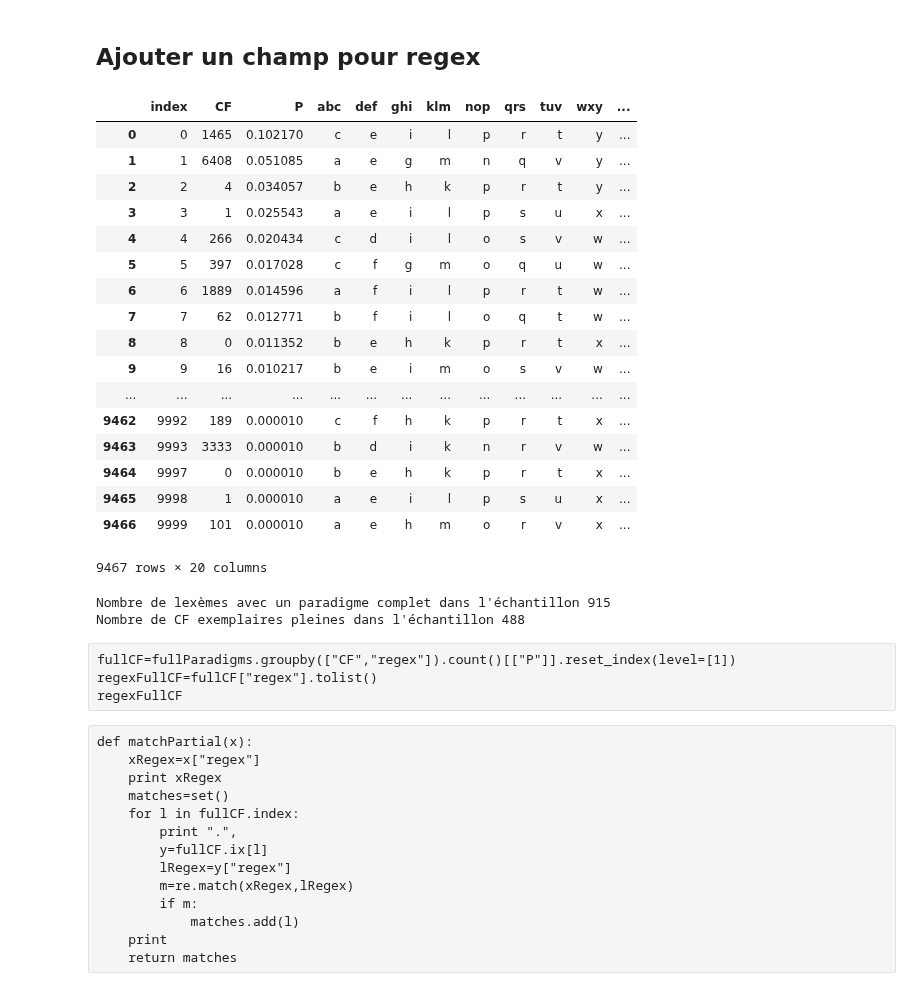
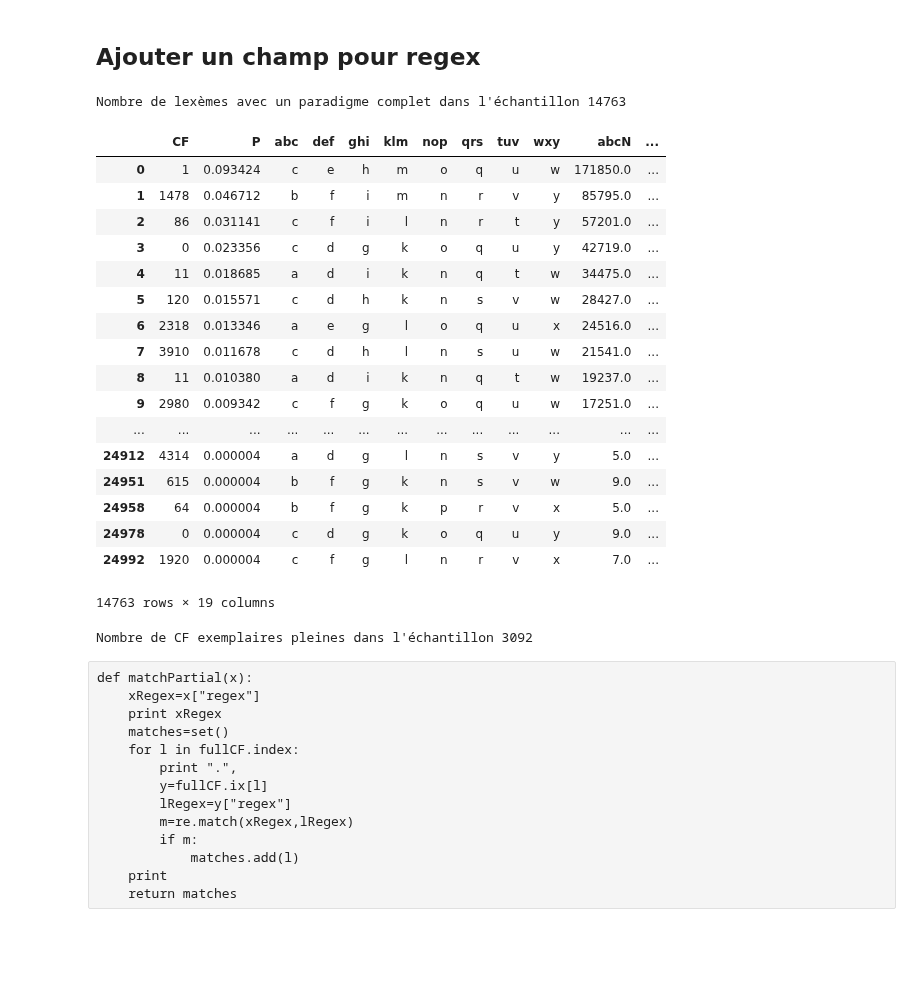
Before and after one commit to gboye/SWIM, a Jupyter notebook: PseudoLanguages/PseudoLexique-CroisementCF-RegEx.ipynb, the cells around one changed output. Cells and saved outputs as stored; diff of their text form; code cells hidden in the pictures; blank space fills up the shorter version.

```diff
--- a/PseudoLanguages/PseudoLexique-CroisementCF-RegEx.ipynb
+++ b/PseudoLanguages/PseudoLexique-CroisementCF-RegEx.ipynb
@@ -130 +144,6 @@ for n in range(nbTokens):
 #lexTirs
+# %%
+newLexFreq=probElements(lexTirs)
+# %%
+for l in newLexFreq:
+    print l,"%0.2f"%((newLexFreq[l]-distLexs[l])/distLexs[l]*100)
@@ -134,12 +183,12 @@ for n in range(nbTokens):
 # %%
 for l in lexTirs:
     cellTirs={}
-    for n in range(lexTirs[l]):
-        c=np.random.choice(marksN,p=distMarks)
+    listeCases=np.random.choice(marksN,lexTirs[l],replace=True,p=distMarks)
+    for c in listeCases:
         if not c in cellTirs:
             cellTirs[c]=0
         cellTirs[c]+=1
-    if len(cellTirs)==8:
+    if len(cellTirs)==8 and debug:
         print l,tirages.loc[l,"CF"], cellTirs
     for c in cellTirs:
         tirages.loc[l,c]=cellTirs[c]
@@ -212,37 +277,35 @@ def ajouterChampParadigme(x):
     return result
 # %%
 tiragesReduits["regex"]=tiragesReduits.apply(ajouterChampParadigme,axis=1)
-# %%
-tiragesReduits.reset_index()
-# %% [output]
-|  | index | CF | P | abc | def | ghi | klm | nop | qrs | tuv | wxy | ... |
-| 0 | 0 | 1465 | 0.102170 | c | e | i | l | p | r | t | y | ... |
-| 1 | 1 | 6408 | 0.051085 | a | e | g | m | n | q | v | y | ... |
-| 2 | 2 | 4 | 0.034057 | b | e | h | k | p | r | t | y | ... |
-| 3 | 3 | 1 | 0.025543 | a | e | i | l | p | s | u | x | ... |
-| 4 | 4 | 266 | 0.020434 | c | d | i | l | o | s | v | w | ... |
-| 5 | 5 | 397 | 0.017028 | c | f | g | m | o | q | u | w | ... |
-| 6 | 6 | 1889 | 0.014596 | a | f | i | l | p | r | t | w | ... |
-| 7 | 7 | 62 | 0.012771 | b | f | i | l | o | q | t | w | ... |
-| 8 | 8 | 0 | 0.011352 | b | e | h | k | p | r | t | x | ... |
-| 9 | 9 | 16 | 0.010217 | b | e | i | m | o | s | v | w | ... |
-| ... | ... | ... | ... | ... | ... | ... | ... | ... | ... | ... | ... | ... |
-| 9462 | 9992 | 189 | 0.000010 | c | f | h | k | p | r | t | x | ... |
-| 9463 | 9993 | 3333 | 0.000010 | b | d | i | k | n | r | v | w | ... |
-| 9464 | 9997 | 0 | 0.000010 | b | e | h | k | p | r | t | x | ... |
-| 9465 | 9998 | 1 | 0.000010 | a | e | i | l | p | s | u | x | ... |
-| 9466 | 9999 | 101 | 0.000010 | a | e | h | m | o | r | v | x | ... |
-9467 rows × 20 columns
+# %%
+tiragesReduits[marksN]=tiragesReduits[marksN].replace({0:np.nan})
 # %%
 fullParadigms=tiragesReduits.dropna()
 print
 print "Nombre de lexèmes avec un paradigme complet dans l'échantillon",len(fullParadigms)
-nbCompleteCF=len(fullParadigms.groupby("regex"))
-print "Nombre de CF exemplaires pleines dans l'échantillon",nbCompleteCF
+fullParadigms
 # %% [output]
-Nombre de lexèmes avec un paradigme complet dans l'échantillon 915
-Nombre de CF exemplaires pleines dans l'échantillon 488
+Nombre de lexèmes avec un paradigme complet dans l'échantillon 14763
+|  | CF | P | abc | def | ghi | klm | nop | qrs | tuv | wxy | abcN | ... |
+| 0 | 1 | 0.093424 | c | e | h | m | o | q | u | w | 171850.0 | ... |
+| 1 | 1478 | 0.046712 | b | f | i | m | n | r | v | y | 85795.0 | ... |
+| 2 | 86 | 0.031141 | c | f | i | l | n | r | t | y | 57201.0 | ... |
+| 3 | 0 | 0.023356 | c | d | g | k | o | q | u | y | 42719.0 | ... |
+| 4 | 11 | 0.018685 | a | d | i | k | n | q | t | w | 34475.0 | ... |
+| 5 | 120 | 0.015571 | c | d | h | k | n | s | v | w | 28427.0 | ... |
+| 6 | 2318 | 0.013346 | a | e | g | l | o | q | u | x | 24516.0 | ... |
+| 7 | 3910 | 0.011678 | c | d | h | l | n | s | u | w | 21541.0 | ... |
+| 8 | 11 | 0.010380 | a | d | i | k | n | q | t | w | 19237.0 | ... |
+| 9 | 2980 | 0.009342 | c | f | g | k | o | q | u | w | 17251.0 | ... |
+| ... | ... | ... | ... | ... | ... | ... | ... | ... | ... | ... | ... | ... |
+| 24912 | 4314 | 0.000004 | a | d | g | l | n | s | v | y | 5.0 | ... |
+| 24951 | 615 | 0.000004 | b | f | g | k | n | s | v | w | 9.0 | ... |
+| 24958 | 64 | 0.000004 | b | f | g | k | p | r | v | x | 5.0 | ... |
+| 24978 | 0 | 0.000004 | c | d | g | k | o | q | u | y | 9.0 | ... |
+| 24992 | 1920 | 0.000004 | c | f | g | l | n | r | v | x | 7.0 | ... |
+14763 rows × 19 columns
-# %% [raw]
-fullCF=fullParadigms.groupby(["CF","regex"]).count()[["P"]].reset_index(level=[1])
-regexFullCF=fullCF["regex"].tolist()
-regexFullCF
+# %%
+nbCompleteCF=len(fullParadigms.groupby("regex"))
+print "Nombre de CF exemplaires pleines dans l'échantillon",nbCompleteCF
+# %% [output]
+Nombre de CF exemplaires pleines dans l'échantillon 3092
```
Also changed, not shown: parts of 50 cells of this notebook, 7 other files.
